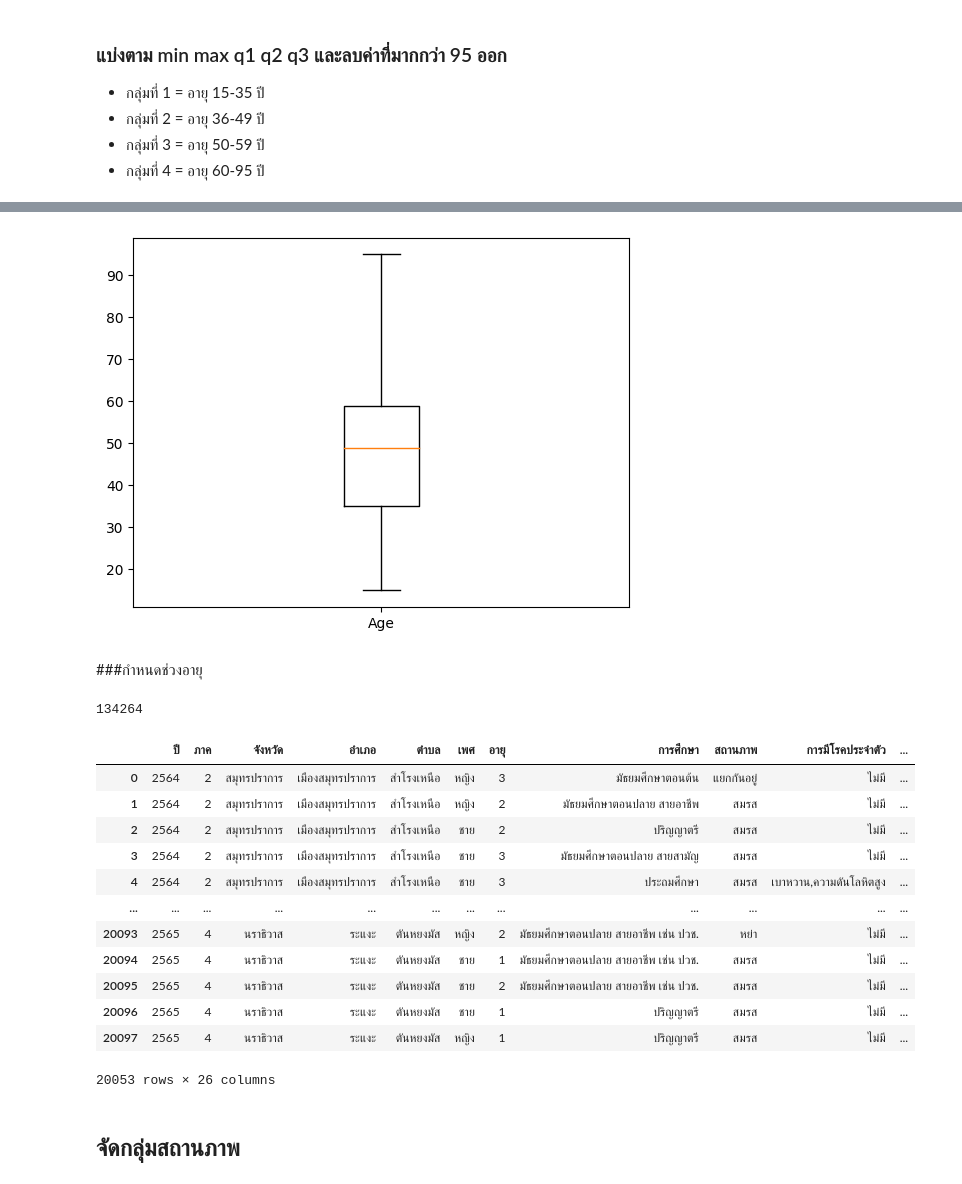
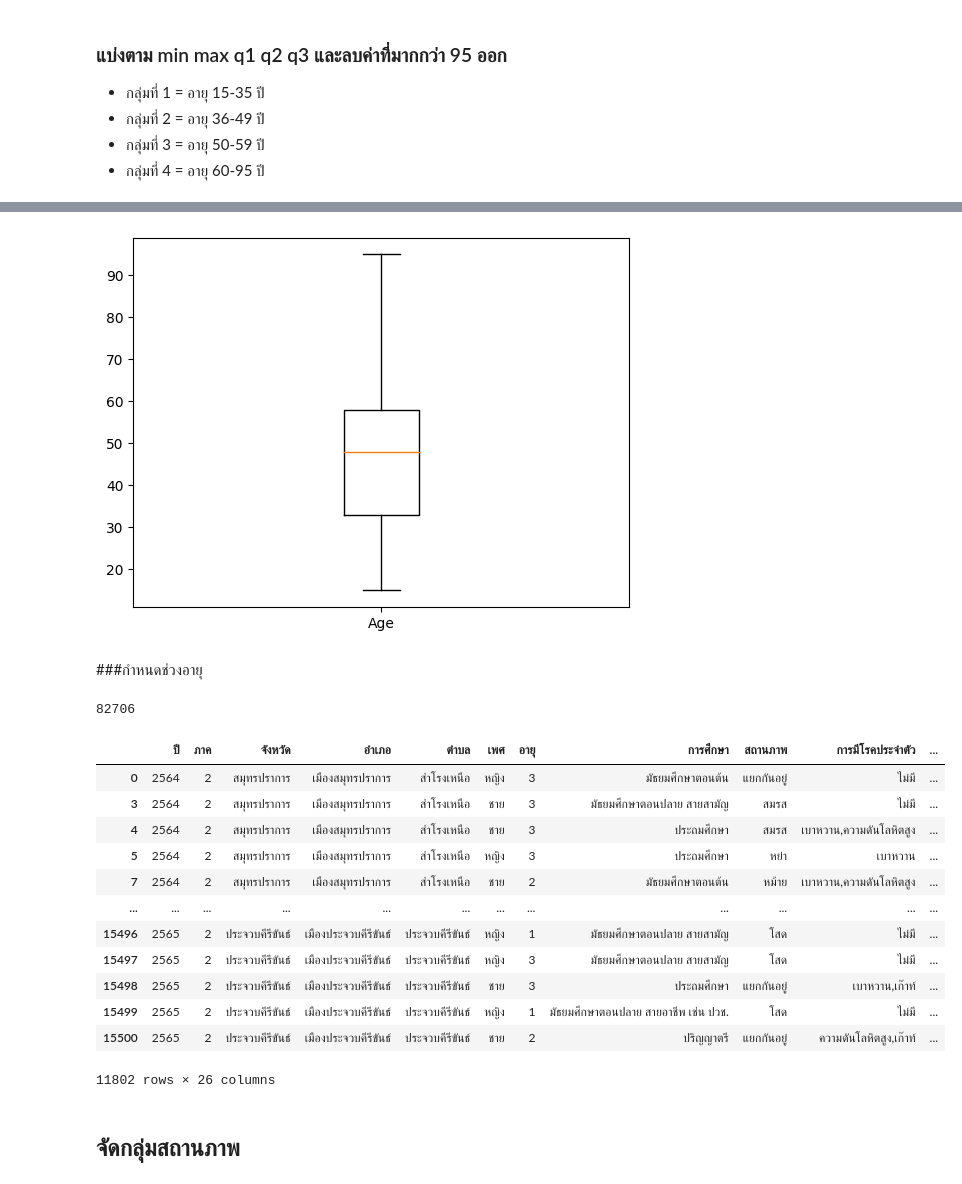
Before and after one commit to lapatradaa/BSC_DPDM23, a Jupyter notebook: ex.ipynb, the cells around one changed output, grey strips where cells are left out. Cells and saved outputs as stored; diff of their text form; code cells hidden in the pictures.

```diff
--- a/ex.ipynb
+++ b/ex.ipynb
@@ -63,11 +143,11 @@ Name: ภาค, dtype: int64
 3 = ภาคตะวันออกเฉียงเหนือ,
 4 = ภาคใต้
 # %%
-df.loc[df['ภาค'] == 'ภาคเหนือ', 'ภาค'] = 1
-df.loc[df['ภาค'] == 'ภาคกลาง', 'ภาค'] = 2
-df.loc[df['ภาค'] == 'ภาคตะวันออกเฉียงเหนือ', 'ภาค'] = 3
-df.loc[df['ภาค'] == 'ภาคใต้', 'ภาค'] = 4
-df
+df_c.loc[df_c['ภาค'] == 'ภาคเหนือ', 'ภาค'] = 1
+df_c.loc[df_c['ภาค'] == 'ภาคกลาง', 'ภาค'] = 2
+df_c.loc[df_c['ภาค'] == 'ภาคตะวันออกเฉียงเหนือ', 'ภาค'] = 3
+df_c.loc[df_c['ภาค'] == 'ภาคใต้', 'ภาค'] = 4
+df_c
 # %% [output]
 |  | ปี | ภาค | จังหวัด | อำเภอ | ตำบล | เพศ | อายุ | การศึกษา | สถานภาพ | การมีโรคประจำตัว | ... |
 | 0 | 2564 | 2 | สมุทรปราการ | เมืองสมุทรปราการ | สำโรงเหนือ | หญิง | 55 | มัธยมศึกษาตอนต้น | แยกกันอยู่ | ไม่มี | ... |
@@ -102,2 +182,2 @@ Name: อายุ, Length: 20098, dtype: object
 # %%
-df['อายุ'] = pd.to_numeric(df['อายุ'], errors='coerce').astype('Int64')
+df_c['อายุ'] = pd.to_numeric(df_c['อายุ'], errors='coerce').astype('Int64')
@@ -106 +184,3 @@ df = df.dropna()
+# %%
+df_c = df_c.dropna()
 # %%
@@ -169,0 +233,3 @@ df
+# %%
+df_c = df_c.loc[df_c['อายุ'] <= 95]
+df_c
@@ -170,35 +250,35 @@ df
 # %%
-bp_age = plt.boxplot([df['อายุ']],
+bp_age = plt.boxplot([df_c['อายุ']],
              labels=['Age']) # จะเห็นได้ว่าไม่มีค่า outliers แล้ว
 # %% [output]
-[figure, old version]
+[figure, new version]
 # %% [markdown]
 ###กำหนดช่วงอายุ
 # %%
-age_1 =df[(df['อายุ']>15) & (df['อายุ']<=35)].count().sum()
+age_1 =df_c[(df_c['อายุ']>15) & (df_c['อายุ']<=35)].count().sum()
 age_1
 # %% [output]
-134264
+82706
 # %%
-df.loc[(df['อายุ'] >= 15) & (df['อายุ'] <= 35), 'อายุ'] = 1
-df.loc[(df['อายุ'] >= 36) & (df['อายุ'] <= 49), 'อายุ'] = 2
-df.loc[(df['อายุ'] >= 50) & (df['อายุ'] <= 59), 'อายุ'] = 3
-df.loc[(df['อายุ'] >= 60) & (df['อายุ'] <= 95), 'อายุ'] = 4
-df
+df_c.loc[(df_c['อายุ'] >= 15) & (df_c['อายุ'] <= 35), 'อายุ'] = 1
+df_c.loc[(df_c['อายุ'] >= 36) & (df_c['อายุ'] <= 49), 'อายุ'] = 2
+df_c.loc[(df_c['อายุ'] >= 50) & (df_c['อายุ'] <= 59), 'อายุ'] = 3
+df_c.loc[(df_c['อายุ'] >= 60) & (df_c['อายุ'] <= 95), 'อายุ'] = 4
+df_c
 # %% [output]
 |  | ปี | ภาค | จังหวัด | อำเภอ | ตำบล | เพศ | อายุ | การศึกษา | สถานภาพ | การมีโรคประจำตัว | ... |
 | 0 | 2564 | 2 | สมุทรปราการ | เมืองสมุทรปราการ | สำโรงเหนือ | หญิง | 3 | มัธยมศึกษาตอนต้น | แยกกันอยู่ | ไม่มี | ... |
-| 1 | 2564 | 2 | สมุทรปราการ | เมืองสมุทรปราการ | สำโรงเหนือ | หญิง | 2 | มัธยมศึกษาตอนปลาย สายอาชีพ | สมรส | ไม่มี | ... |
-| 2 | 2564 | 2 | สมุทรปราการ | เมืองสมุทรปราการ | สำโรงเหนือ | ชาย | 2 | ปริญญาตรี | สมรส | ไม่มี | ... |
 | 3 | 2564 | 2 | สมุทรปราการ | เมืองสมุทรปราการ | สำโรงเหนือ | ชาย | 3 | มัธยมศึกษาตอนปลาย สายสามัญ | สมรส | ไม่มี | ... |
 | 4 | 2564 | 2 | สมุทรปราการ | เมืองสมุทรปราการ | สำโรงเหนือ | ชาย | 3 | ประถมศึกษา | สมรส | เบาหวาน,ความดันโลหิตสูง | ... |
+| 5 | 2564 | 2 | สมุทรปราการ | เมืองสมุทรปราการ | สำโรงเหนือ | หญิง | 3 | ประถมศึกษา | หย่า | เบาหวาน | ... |
+| 7 | 2564 | 2 | สมุทรปราการ | เมืองสมุทรปราการ | สำโรงเหนือ | ชาย | 2 | มัธยมศึกษาตอนต้น | หม้าย | เบาหวาน,ความดันโลหิตสูง | ... |
 | ... | ... | ... | ... | ... | ... | ... | ... | ... | ... | ... | ... |
-| 20093 | 2565 | 4 | นราธิวาส | ระแงะ | ตันหยงมัส | หญิง | 2 | มัธยมศึกษาตอนปลาย สายอาชีพ เช่น ปวช. | หย่า | ไม่มี | ... |
-| 20094 | 2565 | 4 | นราธิวาส | ระแงะ | ตันหยงมัส | ชาย | 1 | มัธยมศึกษาตอนปลาย สายอาชีพ เช่น ปวช. | สมรส | ไม่มี | ... |
-| 20095 | 2565 | 4 | นราธิวาส | ระแงะ | ตันหยงมัส | ชาย | 2 | มัธยมศึกษาตอนปลาย สายอาชีพ เช่น ปวช. | สมรส | ไม่มี | ... |
-| 20096 | 2565 | 4 | นราธิวาส | ระแงะ | ตันหยงมัส | ชาย | 1 | ปริญญาตรี | สมรส | ไม่มี | ... |
-| 20097 | 2565 | 4 | นราธิวาส | ระแงะ | ตันหยงมัส | หญิง | 1 | ปริญญาตรี | สมรส | ไม่มี | ... |
+| 15496 | 2565 | 2 | ประจวบคีรีขันธ์ | เมืองประจวบคีรีขันธ์ | ประจวบคีรีขันธ์ | หญิง | 1 | มัธยมศึกษาตอนปลาย สายสามัญ | โสด | ไม่มี | ... |
+| 15497 | 2565 | 2 | ประจวบคีรีขันธ์ | เมืองประจวบคีรีขันธ์ | ประจวบคีรีขันธ์ | หญิง | 3 | มัธยมศึกษาตอนปลาย สายสามัญ | โสด | ไม่มี | ... |
+| 15498 | 2565 | 2 | ประจวบคีรีขันธ์ | เมืองประจวบคีรีขันธ์ | ประจวบคีรีขันธ์ | ชาย | 3 | ประถมศึกษา | แยกกันอยู่ | เบาหวาน,เก๊าท์ | ... |
+| 15499 | 2565 | 2 | ประจวบคีรีขันธ์ | เมืองประจวบคีรีขันธ์ | ประจวบคีรีขันธ์ | หญิง | 1 | มัธยมศึกษาตอนปลาย สายอาชีพ เช่น ปวช. | โสด | ไม่มี | ... |
+| 15500 | 2565 | 2 | ประจวบคีรีขันธ์ | เมืองประจวบคีรีขันธ์ | ประจวบคีรีขันธ์ | ชาย | 2 | ปริญญาตรี | แยกกันอยู่ | ความดันโลหิตสูง,เก๊าท์ | ... |
-20053 rows × 26 columns
+11802 rows × 26 columns
 # %% [markdown]
 ## จัดกลุ่มสถานภาพ
 # %%
```
Also changed, not shown: parts of 59 cells of this notebook.
